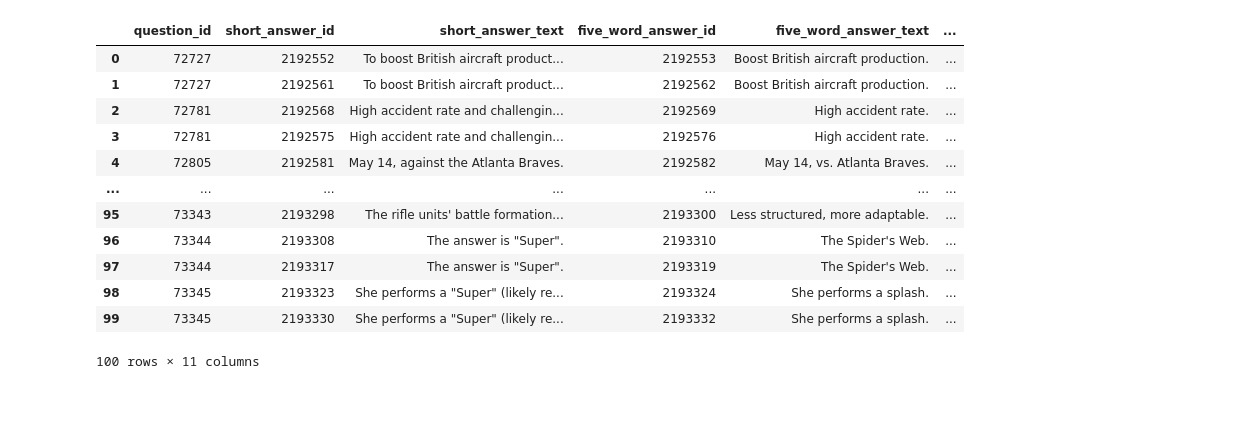
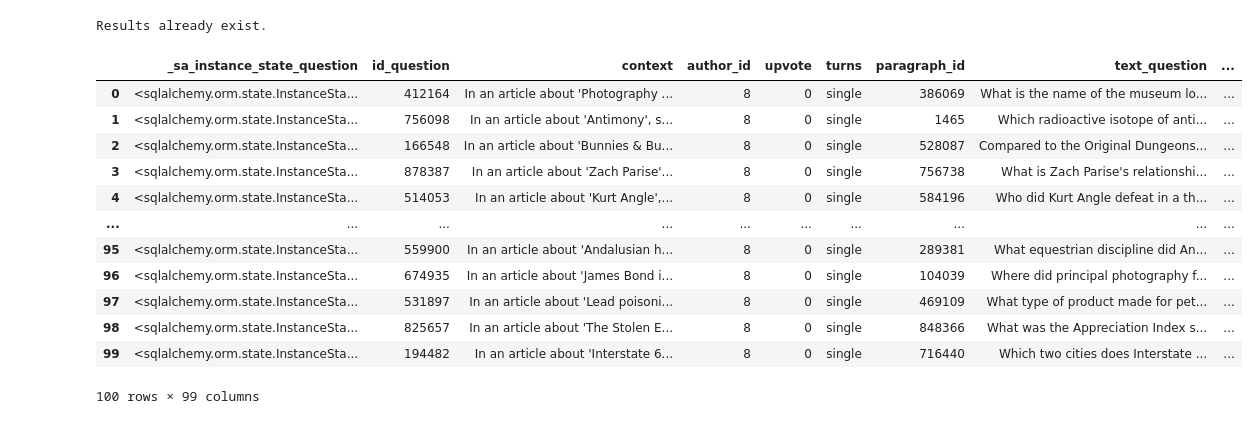
Before and after one commit to nociza/askme-vllm, a Jupyter notebook: experiments/prepare_data.ipynb, the cells around one changed output. Saved outputs shown, nothing was run; the diff lists cells and outputs as text; code cells hidden in the pictures.

```diff
--- a/experiments/prepare_data.ipynb
+++ b/experiments/prepare_data.ipynb
@@ -2,15 +2,13 @@
 import pandas as pd
 from lib.data_utils import fetch_and_prepare_data
 
-sample_size = 10_000
-
+sample_size = 100
 try:
-    data_df = pd.read_csv('data_samples/paragraph-questions-10k.csv')
+    data_df = pd.read_csv('data_samples/paragraph-questions-100.csv')
     print('Dataset already exists.')
 except FileNotFoundError:
     data_df = await fetch_and_prepare_data(sample_size)
-    data_df.to_csv('data_samples/paragraph-questions-10k.csv', index=False)
-
-data_df.head()
+    data_df.to_csv('data_samples/paragraph-questions-100.csv', index=False)
+data_df
 # %% [output]
 Dataset already exists.
@@ -24,34 +28,46 @@ Dataset already exists.
 # %%
 from lib.llm_utils import generate_and_rate_answers
 from fleecekmbackend.core.config import DATABASE_URL
 from sqlalchemy.ext.asyncio import create_async_engine, AsyncSession
 from sqlalchemy.orm import sessionmaker
 
-engine = create_async_engine(DATABASE_URL, echo=False)
-async_session = sessionmaker(engine, expire_on_commit=False, class_=AsyncSession)
+try:
+    results_df = pd.read_csv('data_samples/paragraph-questions-100-short-answers-raw.csv')
+    print('Results already exist.')
+except:
+    engine = create_async_engine(DATABASE_URL, echo=False)
+    async_session = sessionmaker(engine, expire_on_commit=False, class_=AsyncSession)
 
+    questions = data_df[['id_question', 'paragraph_id', 'text_question']].rename(columns={
+            'id_question': 'id',
+            'paragraph_id': 'paragraph_id',
+            'text_question': 'text'
+        }).to_dict(orient='records')
 
-questions = data_df[['id_question', 'paragraph_id', 'text_question']].rename(columns={
-        'id_question': 'id',
-        'paragraph_id': 'paragraph_id',
-        'text_question': 'text'
-    }).head(100).to_dict(orient='records')
+    async with async_session() as session:
+        results_df = await generate_and_rate_answers(session, questions)
+    results_df.to_csv('data_samples/paragraph-questions-100-short-answers-raw.csv', index=False)
 
-async with async_session() as session:
-    results_df = await generate_and_rate_answers(session, questions)
-results_df.to_csv('data_samples/paragraph-questions-10k-short-answers.csv', index=False)
-results_df
+# Merge the results with the original data_df
+merged_df = pd.merge(data_df, results_df, left_on='id_question', right_on='question_id', how='left', suffixes=('_data', '_results'))
+
+# Save the merged DataFrame to a CSV file
+merged_df.to_csv('data_samples/paragraph-questions-100-short-answers.csv', index=False)
+
+# Display the merged DataFrame
+merged_df
 # %% [output]
+Results already exist.
-|  | question_id | short_answer_id | short_answer_text | five_word_answer_id | five_word_answer_text | ... |
-| 0 | 72727 | 2192552 | To boost British aircraft product... | 2192553 | Boost British aircraft production. | ... |
-| 1 | 72727 | 2192561 | To boost British aircraft product... | 2192562 | Boost British aircraft production. | ... |
-| 2 | 72781 | 2192568 | High accident rate and challengin... | 2192569 | High accident rate. | ... |
-| 3 | 72781 | 2192575 | High accident rate and challengin... | 2192576 | High accident rate. | ... |
-| 4 | 72805 | 2192581 | May 14, against the Atlanta Braves. | 2192582 | May 14, vs. Atlanta Braves. | ... |
-| ... | ... | ... | ... | ... | ... | ... |
-| 95 | 73343 | 2193298 | The rifle units' battle formation... | 2193300 | Less structured, more adaptable. | ... |
-| 96 | 73344 | 2193308 | The answer is "Super". | 2193310 | The Spider's Web. | ... |
-| 97 | 73344 | 2193317 | The answer is "Super". | 2193319 | The Spider's Web. | ... |
-| 98 | 73345 | 2193323 | She performs a "Super" (likely re... | 2193324 | She performs a splash. | ... |
-| 99 | 73345 | 2193330 | She performs a "Super" (likely re... | 2193332 | She performs a splash. | ... |
+|  | _sa_instance_state_question | id_question | context | author_id | upvote | turns | paragraph_id | text_question | ... |
+| 0 | <sqlalchemy.orm.state.InstanceSta... | 412164 | In an article about 'Photography ... | 8 | 0 | single | 386069 | What is the name of the museum lo... | ... |
+| 1 | <sqlalchemy.orm.state.InstanceSta... | 756098 | In an article about 'Antimony', s... | 8 | 0 | single | 1465 | Which radioactive isotope of anti... | ... |
+| 2 | <sqlalchemy.orm.state.InstanceSta... | 166548 | In an article about 'Bunnies & Bu... | 8 | 0 | single | 528087 | Compared to the Original Dungeons... | ... |
+| 3 | <sqlalchemy.orm.state.InstanceSta... | 878387 | In an article about 'Zach Parise'... | 8 | 0 | single | 756738 | What is Zach Parise's relationshi... | ... |
+| 4 | <sqlalchemy.orm.state.InstanceSta... | 514053 | In an article about 'Kurt Angle',... | 8 | 0 | single | 584196 | Who did Kurt Angle defeat in a th... | ... |
+| ... | ... | ... | ... | ... | ... | ... | ... | ... | ... |
+| 95 | <sqlalchemy.orm.state.InstanceSta... | 559900 | In an article about 'Andalusian h... | 8 | 0 | single | 289381 | What equestrian discipline did An... | ... |
+| 96 | <sqlalchemy.orm.state.InstanceSta... | 674935 | In an article about 'James Bond i... | 8 | 0 | single | 104039 | Where did principal photography f... | ... |
+| 97 | <sqlalchemy.orm.state.InstanceSta... | 531897 | In an article about 'Lead poisoni... | 8 | 0 | single | 469109 | What type of product made for pet... | ... |
+| 98 | <sqlalchemy.orm.state.InstanceSta... | 825657 | In an article about 'The Stolen E... | 8 | 0 | single | 848366 | What was the Appreciation Index s... | ... |
+| 99 | <sqlalchemy.orm.state.InstanceSta... | 194482 | In an article about 'Interstate 6... | 8 | 0 | single | 716440 | Which two cities does Interstate ... | ... |
-100 rows × 11 columns
+100 rows × 99 columns
```
Also changed, not shown: parts of 9 cells of this notebook, 10 other files.
